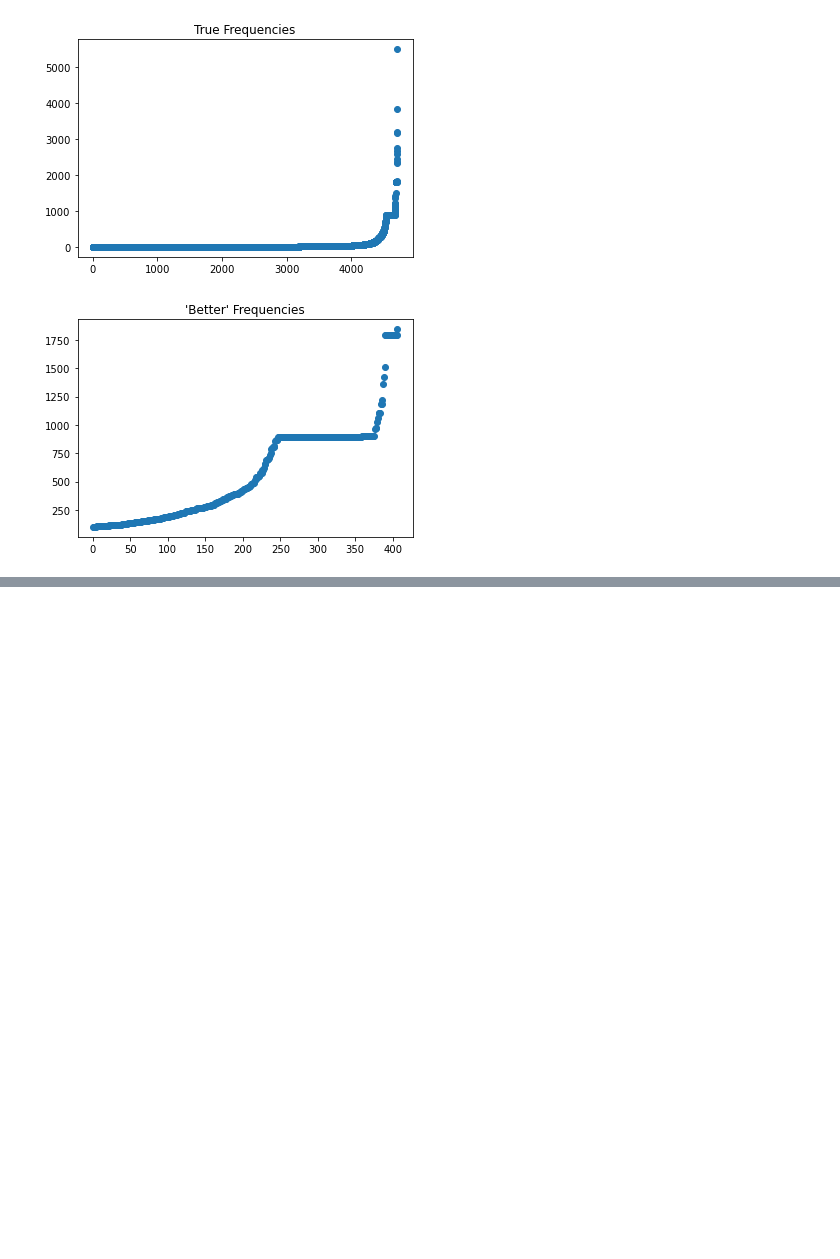
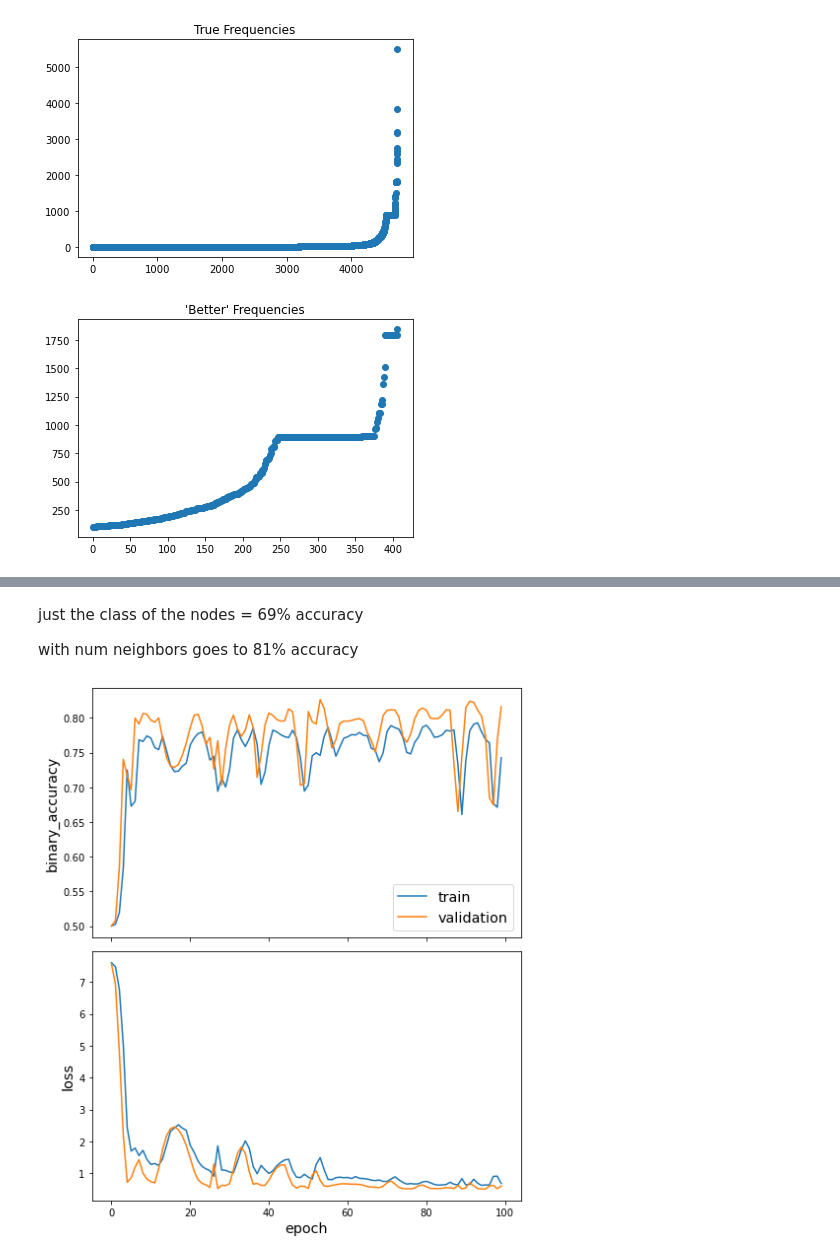
Before and after one commit to AAbouzeid/RiceDatathonRepo22, a Jupyter notebook: datathon.ipynb, the cells around one changed output, grey strips where cells are left out. Cells and saved outputs as stored; diff of their text form; code cells hidden in the pictures; blank space fills up the shorter version.

```diff
--- a/datathon.ipynb
+++ b/datathon.ipynb
@@ -211,11 +210,14 @@ for word in significant_words:
     old_to_new[word] = idx
     idx += 1
 good_one_hot_vectors = {}
+regular_one_hot_vectors = {}
 for node, vector in data.items():
     good_one_hot_vectors[node] = [0 for _ in range(len(significant_words))]
+    regular_one_hot_vectors[node] = [0 for _ in range(len(freq_words))]
     for word in vector:
         if word in significant_words:
             good_one_hot_vectors[node][int(old_to_new[word])] = 1
+        regular_one_hot_vectors[node][word] = 1
 # %% [output]
 There are 407 sig words
 # %%
@@ -231,3 +233,11 @@ plt.title("'Better' Frequencies")
 plt.show()
 # %% [output]
 [figure]
+# %%
+# get node classes
+file = open('bill_challenge_datasets/Training/node_classification.csv')
+csvreader = csv.reader(file)
+classes = {}
+for row in csvreader:
+    if row[0][0] != "i":
+        classes[row[0]] = row[1]
@@ -233,0 +285,27 @@ plt.show()
+# %%
+from tensorflow import keras
+test_gen = FullBatchLinkGenerator(G_test, method="gcn")
+test_flow = train_gen.flow(edge_ids_test, edge_labels_test)
+gcn = GCN(
+    layer_sizes=[50, 50], activations=["relu", "relu"], generator=train_gen, dropout=0.3
+)
+x_inp, x_out = gcn.in_out_tensors()
+prediction = LinkEmbedding(activation="relu", method="ip")(x_out)
+prediction = keras.layers.Reshape((-1,))(prediction)
+model = keras.Model(inputs=x_inp, outputs=prediction)
+
+model.compile(
+    optimizer=keras.optimizers.Adam(lr=0.01),
+    loss=keras.losses.binary_crossentropy,
+    metrics=["binary_accuracy"],
+)
+init_train_metrics = model.evaluate(train_flow)
+init_test_metrics = model.evaluate(test_flow)
+
+print("\nTrain Set Metrics of the initial (untrained) model:")
+for name, val in zip(model.metrics_names, init_train_metrics):
+    print("\t{}: {:0.4f}".format(name, val))
+
+print("\nTest Set Metrics of the initial (untrained) model:")
+for name, val in zip(model.metrics_names, init_test_metrics):
+    print("\t{}: {:0.4f}".format(name, val))
@@ -233,0 +324,4 @@ plt.show()
+# %%
+history = model.fit(
+    train_flow, epochs=100, validation_data=test_flow, verbose=2, shuffle=False
+)
@@ -233,0 +346,9 @@ plt.show()
+# %% [markdown]
+just the class of the nodes = 69% accuracy
+
+with num neighbors goes to 81% accuracy
+# %%
+from stellargraph.utils import plot_history
+plot_history(history)
+# %% [output]
+[figure, added]
```
Also changed, not shown: parts of 7 cells of this notebook, 7 other files.
